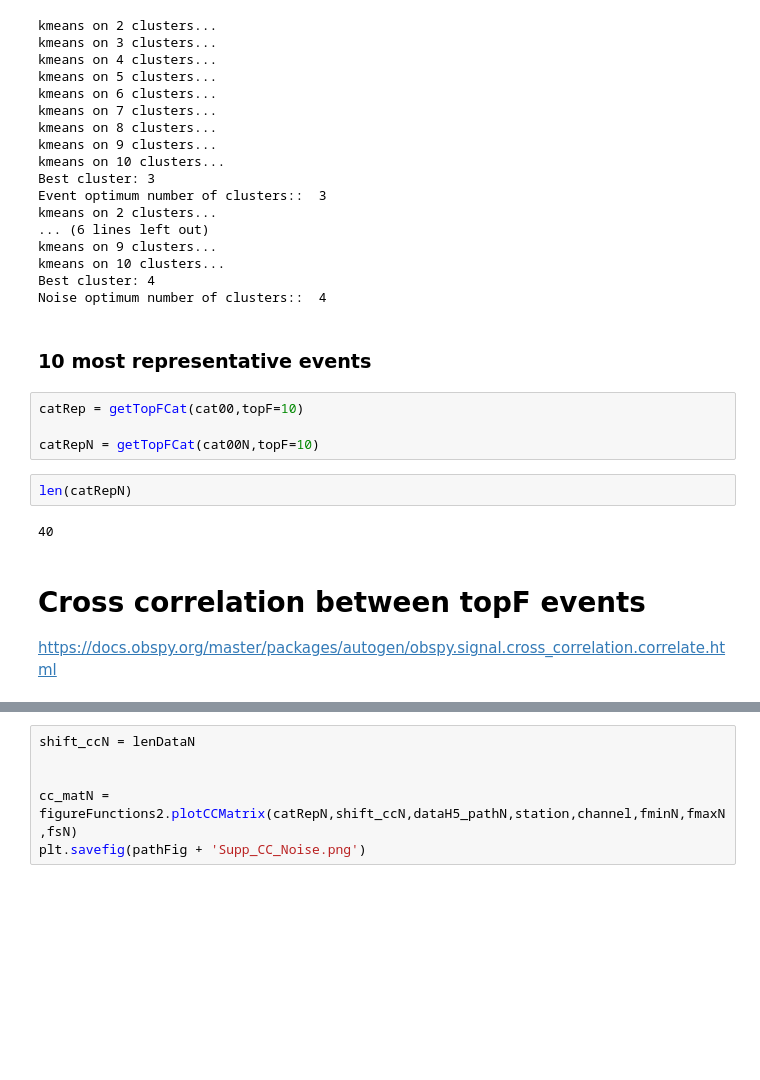
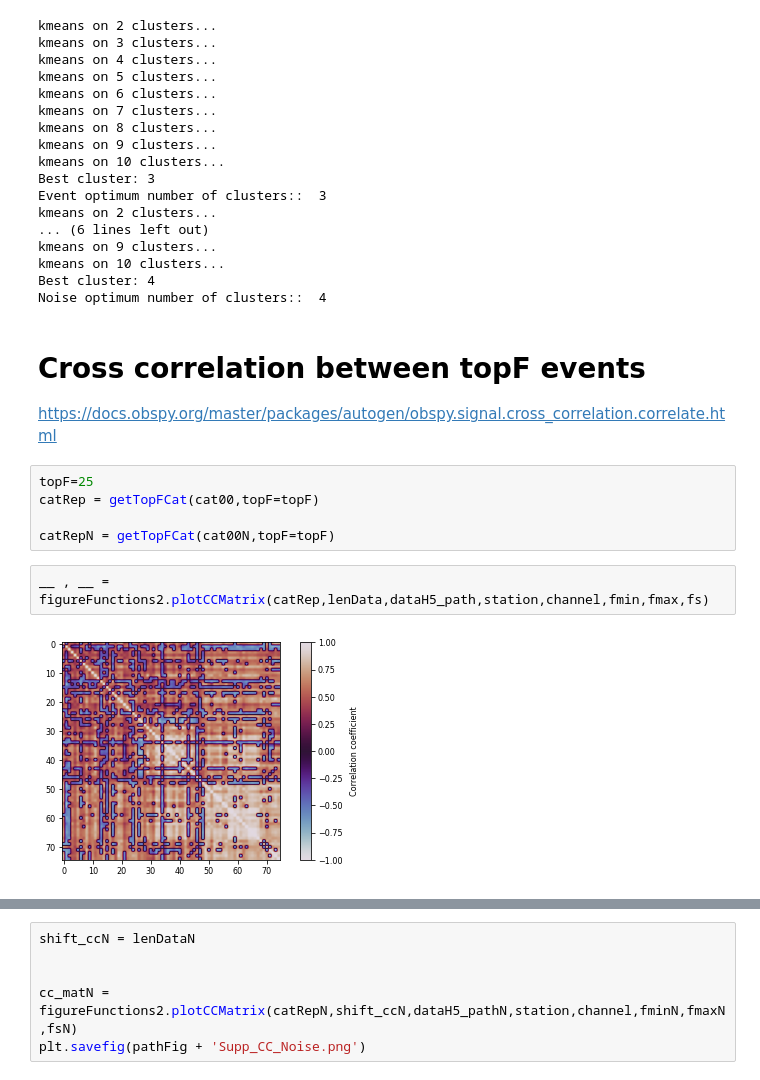
Before and after one commit to tsawi/Unsupervised_ML_Gornergletscher, a Jupyter notebook: notebooks/plotting_SuppFigs.ipynb, the cells around one changed output, grey strips where cells are left out. Saved outputs shown, nothing was run; the diff lists cells and outputs as text; blank space fills up the shorter version.

Commit message:
supp CC figures

```diff
--- a/notebooks/plotting_SuppFigs.ipynb
+++ b/notebooks/plotting_SuppFigs.ipynb
@@ -499,17 +499,16 @@ kmeans on 9 clusters...
 kmeans on 10 clusters...
 Best cluster: 4
 Noise optimum number of clusters::  4
-# %% [markdown]
-### 10 most representative events
-# %%
-catRep = getTopFCat(cat00,topF=10)
-
-catRepN = getTopFCat(cat00N,topF=10)
-# %%
-len(catRepN)
-# %% [output]
-40
 # %% [markdown]
 # Cross correlation between topF events
 
 https://docs.obspy.org/master/packages/autogen/obspy.signal.cross_correlation.correlate.html
+# %%
+topF=25
+catRep = getTopFCat(cat00,topF=topF)
+
+catRepN = getTopFCat(cat00N,topF=topF)
+# %%
+__ , __ = figureFunctions2.plotCCMatrix(catRep,lenData,dataH5_path,station,channel,fmin,fmax,fs)
+# %% [output]
+[figure, added]
```
Also changed, not shown: parts of 19 cells of this notebook, 34 other files.
